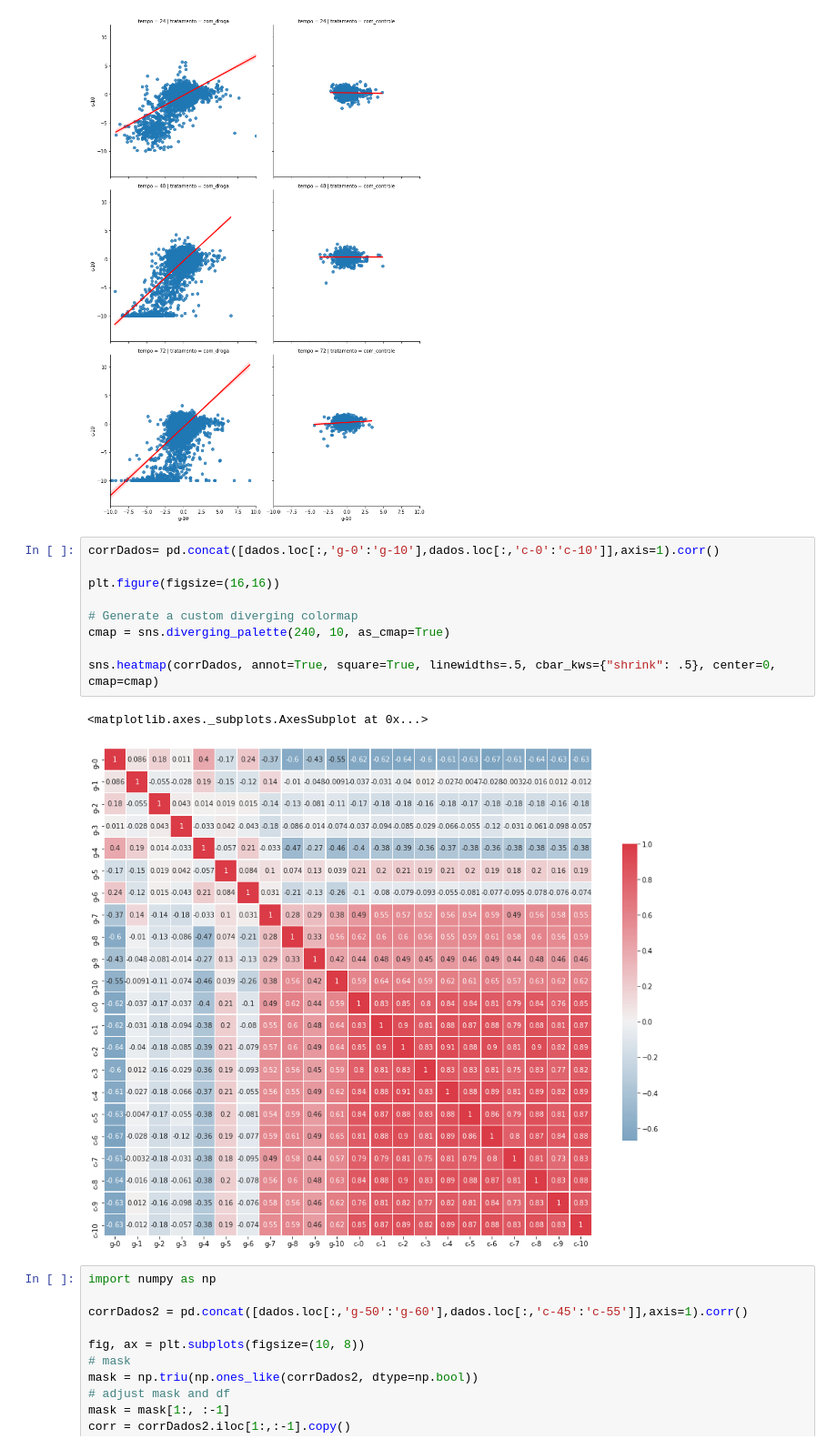
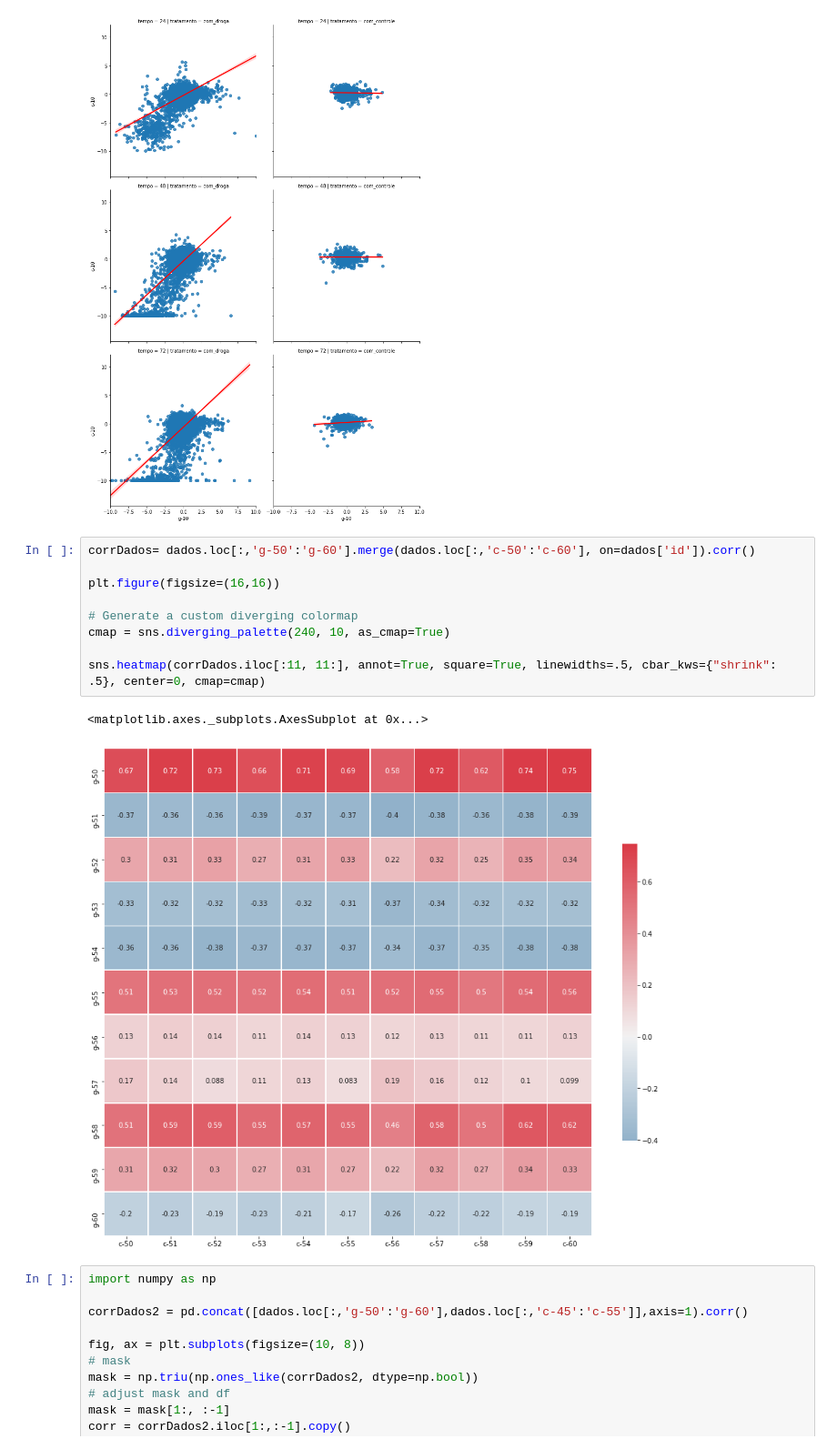
Before and after one commit to ogodicoelho/github-ImersaoAlura, a Jupyter notebook: Alura_Aula3.ipynb, the cells around one changed output. Shown at 91% size. Drawn from its saved outputs; the diff is of its cells as text.

Commit message:
ajustes usando o merge

```diff
--- a/Alura_Aula3.ipynb
+++ b/Alura_Aula3.ipynb
@@ -148,17 +152,17 @@ sns.lmplot(data=dados, x='g-10', y='c-10', line_kws={'color': 'red'}, col='trata
 <seaborn.axisgrid.FacetGrid at 0x...>
 [figure]
 # %%
-corrDados= pd.concat([dados.loc[:,'g-0':'g-10'],dados.loc[:,'c-0':'c-10']],axis=1).corr()
+corrDados= dados.loc[:,'g-50':'g-60'].merge(dados.loc[:,'c-50':'c-60'], on=dados['id']).corr()
 
 plt.figure(figsize=(16,16))
 
 # Generate a custom diverging colormap
 cmap = sns.diverging_palette(240, 10, as_cmap=True)
 
-sns.heatmap(corrDados, annot=True, square=True, linewidths=.5, cbar_kws={"shrink": .5}, center=0, cmap=cmap)
+sns.heatmap(corrDados.iloc[:11, 11:], annot=True, square=True, linewidths=.5, cbar_kws={"shrink": .5}, center=0, cmap=cmap)
 # %% [output]
 <matplotlib.axes._subplots.AxesSubplot at 0x...>
-[figure, old version]
+[figure, new version]
 # %%
 import numpy as np
 
```
Also changed, not shown: parts of 2 cells of this notebook.
